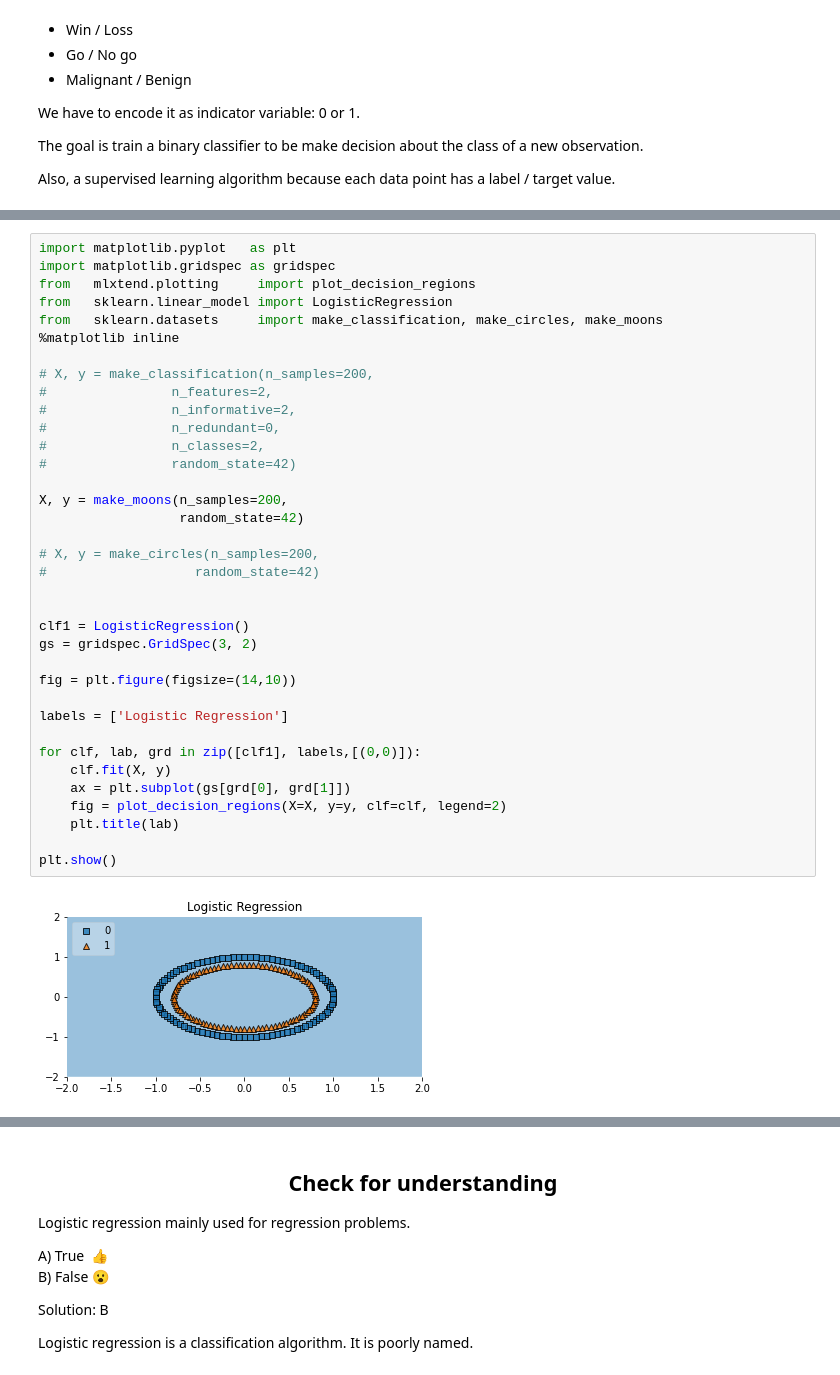
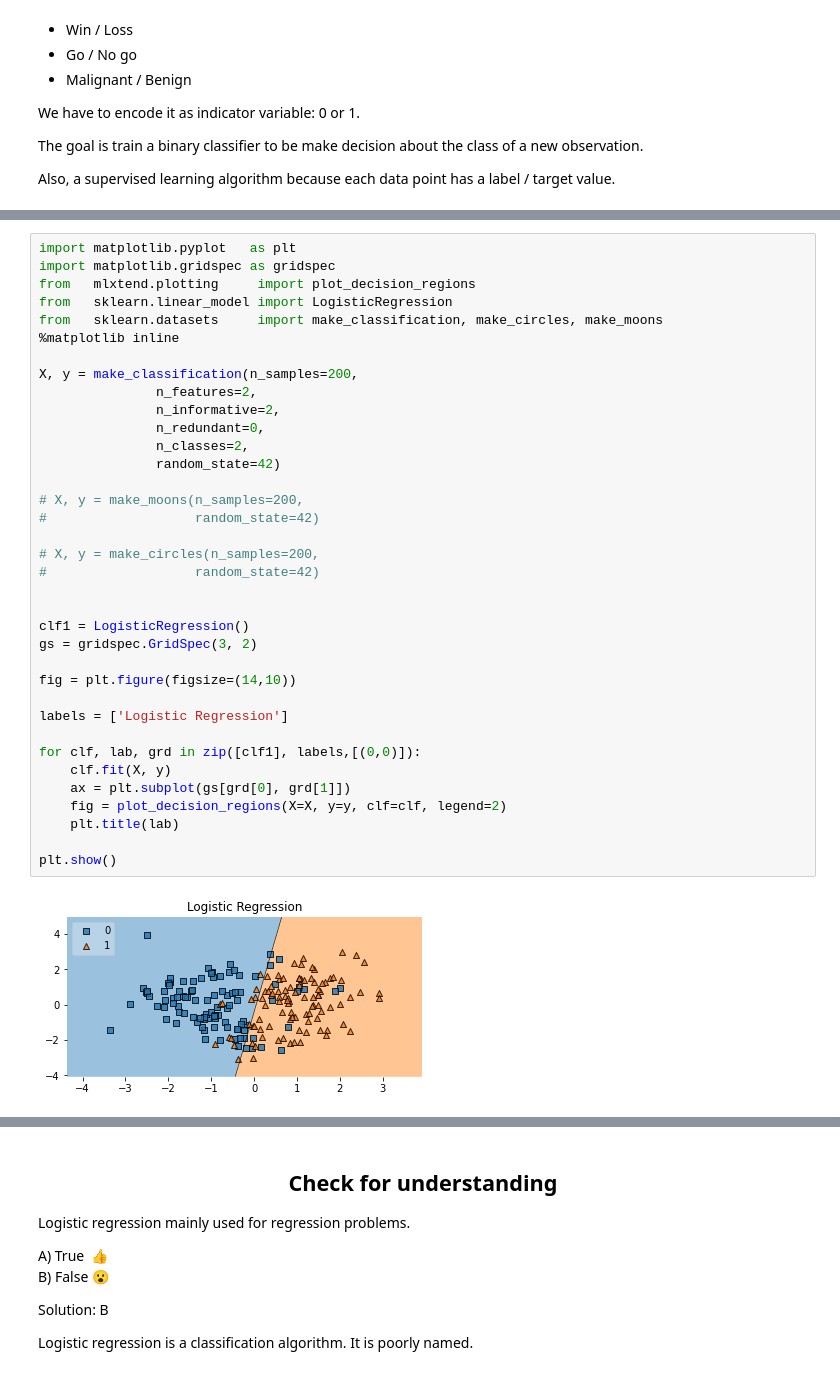
Before and after one commit to brianspiering/logistic_regression_intro, a Jupyter notebook: logistic_regression_intro.ipynb, the cells around one changed output, grey strips where cells are left out. Drawn from its saved outputs; the diff is of its cells as text.

```diff
--- a/logistic_regression_intro.ipynb
+++ b/logistic_regression_intro.ipynb
@@ -215,41 +217,41 @@ For logistic regression it will be hyperplane, aka straight line.
 # %%
 import matplotlib.pyplot   as plt
 import matplotlib.gridspec as gridspec
 from   mlxtend.plotting     import plot_decision_regions
 from   sklearn.linear_model import LogisticRegression
 from   sklearn.datasets     import make_classification, make_circles, make_moons
 %matplotlib inline
 
-# X, y = make_classification(n_samples=200,
-#                n_features=2,
-#                n_informative=2,
-#                n_redundant=0,
-#                n_classes=2,
-#                random_state=42)
+X, y = make_classification(n_samples=200,
+               n_features=2,
+               n_informative=2,
+               n_redundant=0,
+               n_classes=2,
+               random_state=42)
 
-X, y = make_moons(n_samples=200,
-                  random_state=42)
+# X, y = make_moons(n_samples=200,
+#                   random_state=42)
 
 # X, y = make_circles(n_samples=200,
 #                   random_state=42)
 
 
 clf1 = LogisticRegression()
 gs = gridspec.GridSpec(3, 2)
 
 fig = plt.figure(figsize=(14,10))
 
 labels = ['Logistic Regression']
 
 for clf, lab, grd in zip([clf1], labels,[(0,0)]):
     clf.fit(X, y)
     ax = plt.subplot(gs[grd[0], grd[1]])
     fig = plot_decision_regions(X=X, y=y, clf=clf, legend=2)
     plt.title(lab)
 
 plt.show()
 # %% [output]
-[figure, old version]
+[figure, new version]
 # %% [markdown]
 <center><h2>When to use logistic regression</h2></center>
 
```
Also changed, not shown: parts of 10 cells of this notebook, 1 other file.
